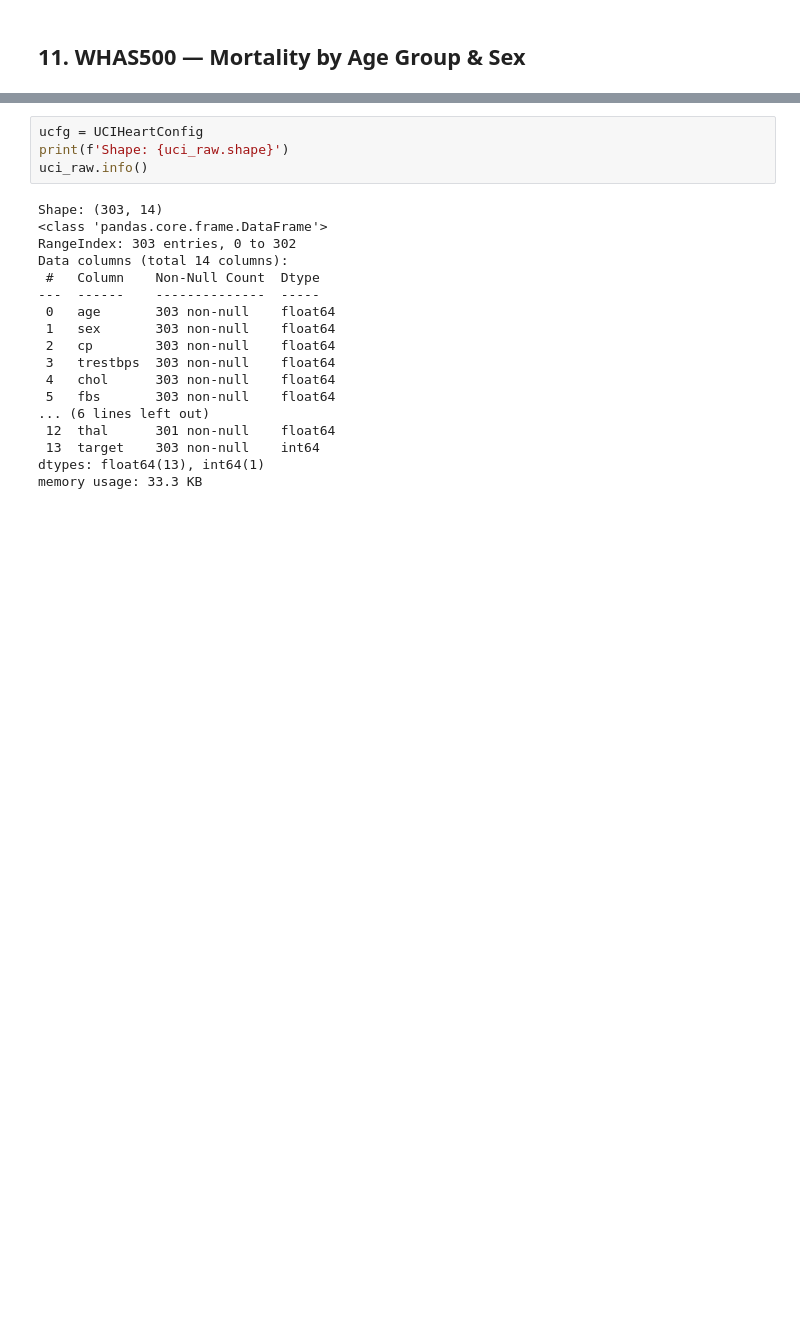
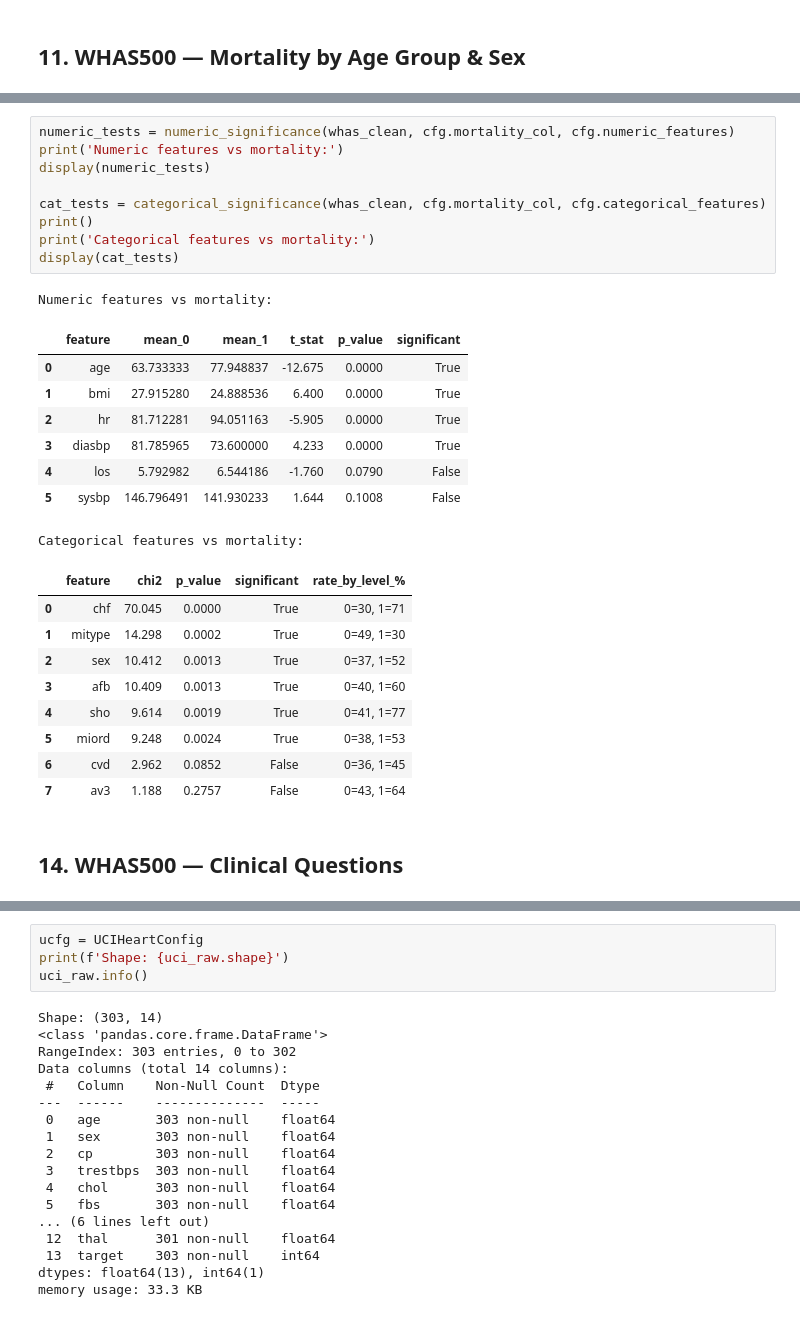
Before and after one commit to ayodeji07/patient_survival_prediction, a Jupyter notebook: notebooks/00_eda.ipynb, the cells around one changed output, grey strips where cells are left out. Cells and saved outputs as stored; diff of their text form; blank space fills up the shorter version.

```diff
--- a/notebooks/00_eda.ipynb
+++ b/notebooks/00_eda.ipynb
@@ -384,0 +453,30 @@ plt.show()
+# %%
+numeric_tests = numeric_significance(whas_clean, cfg.mortality_col, cfg.numeric_features)
+print('Numeric features vs mortality:')
+display(numeric_tests)
+
+cat_tests = categorical_significance(whas_clean, cfg.mortality_col, cfg.categorical_features)
+print()
+print('Categorical features vs mortality:')
+display(cat_tests)
+# %% [output]
+Numeric features vs mortality:
+|  | feature | mean_0 | mean_1 | t_stat | p_value | significant |
+| 0 | age | 63.733333 | 77.948837 | -12.675 | 0.0000 | True |
+| 1 | bmi | 27.915280 | 24.888536 | 6.400 | 0.0000 | True |
+| 2 | hr | 81.712281 | 94.051163 | -5.905 | 0.0000 | True |
+| 3 | diasbp | 81.785965 | 73.600000 | 4.233 | 0.0000 | True |
+| 4 | los | 5.792982 | 6.544186 | -1.760 | 0.0790 | False |
+| 5 | sysbp | 146.796491 | 141.930233 | 1.644 | 0.1008 | False |
+Categorical features vs mortality:
+|  | feature | chi2 | p_value | significant | rate_by_level_% |
+| 0 | chf | 70.045 | 0.0000 | True | 0=30, 1=71 |
+| 1 | mitype | 14.298 | 0.0002 | True | 0=49, 1=30 |
+| 2 | sex | 10.412 | 0.0013 | True | 0=37, 1=52 |
+| 3 | afb | 10.409 | 0.0013 | True | 0=40, 1=60 |
+| 4 | sho | 9.614 | 0.0019 | True | 0=41, 1=77 |
+| 5 | miord | 9.248 | 0.0024 | True | 0=38, 1=53 |
+| 6 | cvd | 2.962 | 0.0852 | False | 0=36, 1=45 |
+| 7 | av3 | 1.188 | 0.2757 | False | 0=43, 1=64 |
+# %% [markdown]
+## 14. WHAS500 — Clinical Questions
```
Also changed, not shown: parts of 20 cells of this notebook.
